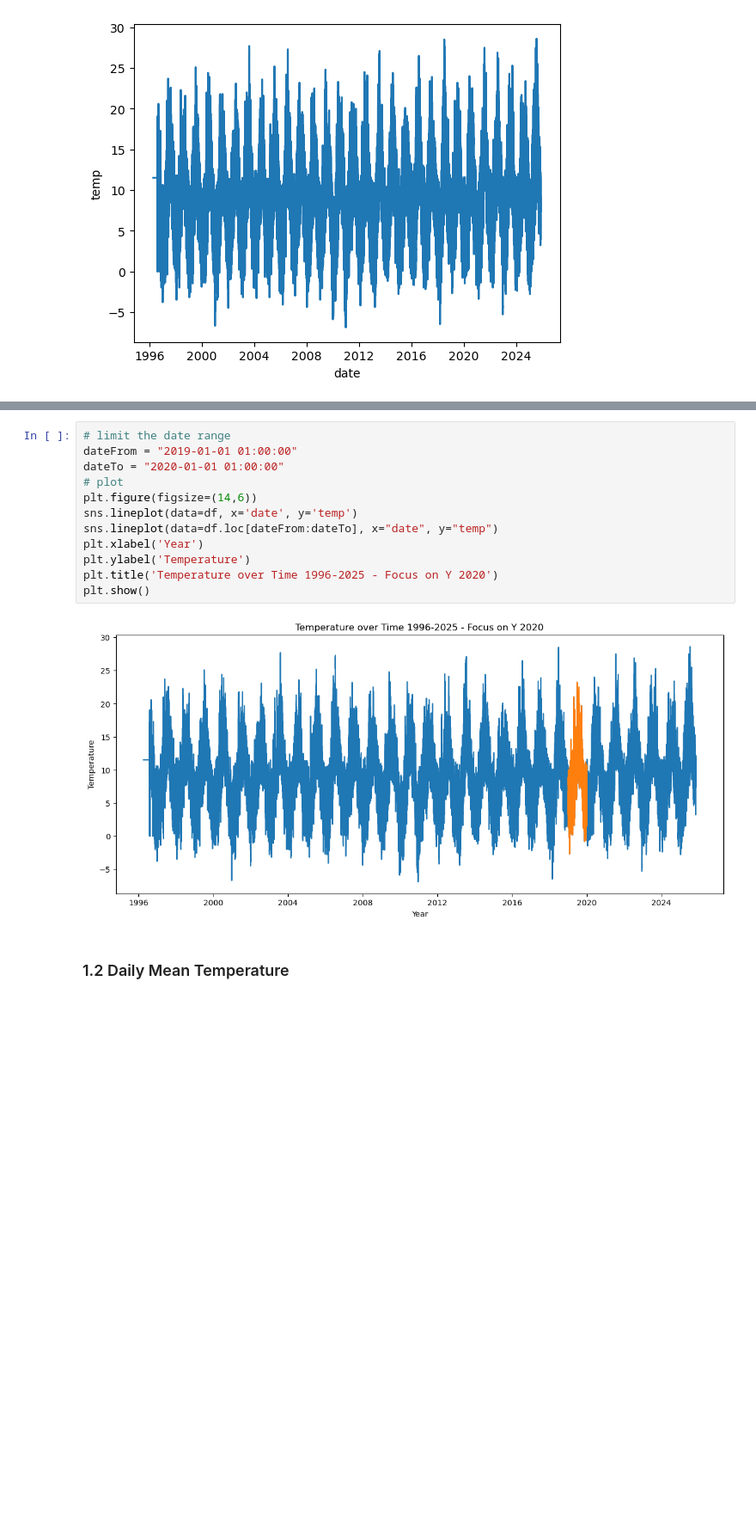
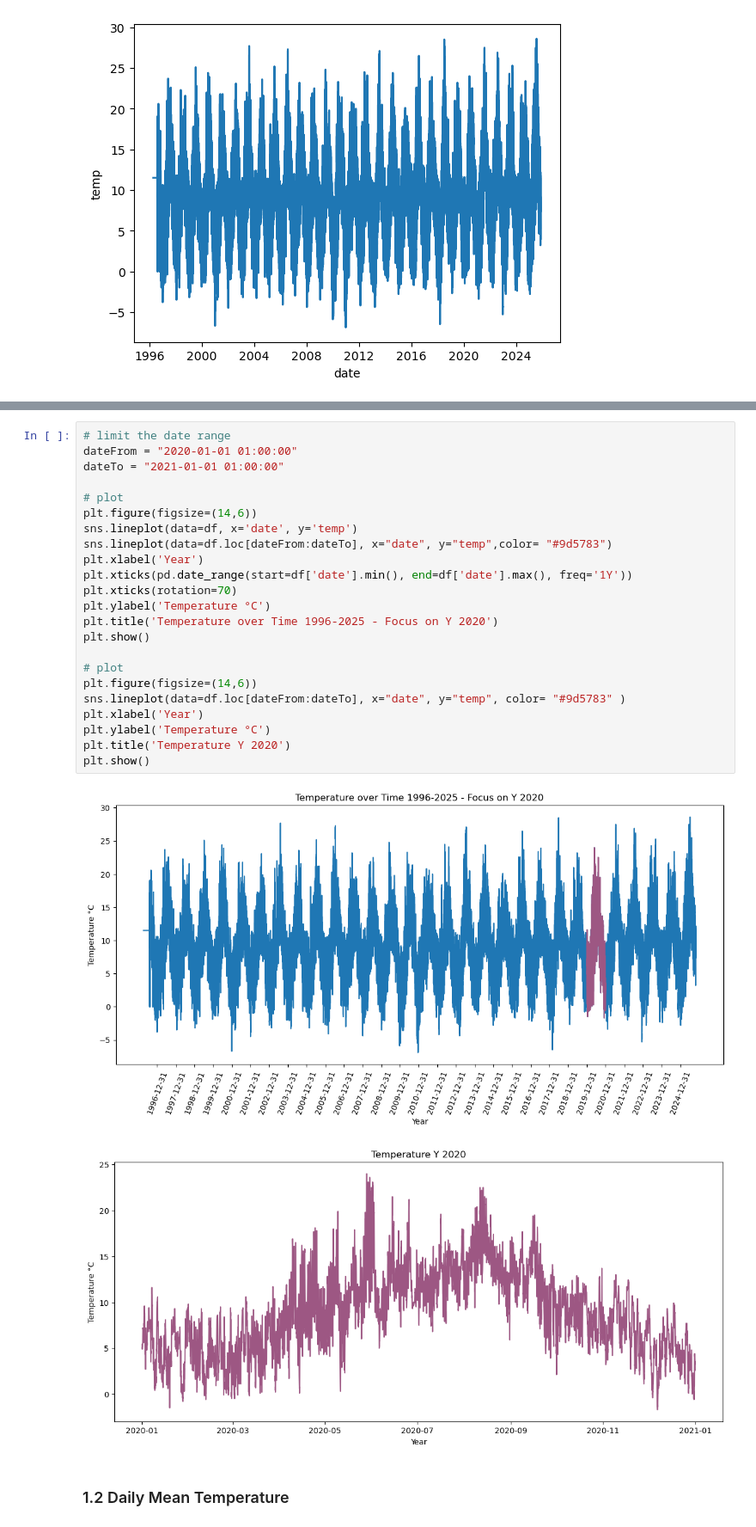
Before and after one commit to Maroua-El-Imame/programming-for-data-analytics, a Jupyter notebook: assignments/assignment_6_weather.ipynb, the cells around one changed output, grey strips where cells are left out. Shown: that part at 86% size. Drawn from its saved outputs; the diff is of its cells as text; blank space fills up the shorter version.

```diff
--- a/assignments/assignment_6_weather.ipynb
+++ b/assignments/assignment_6_weather.ipynb
@@ -167,17 +172,29 @@ plt.show()
 # %%
 # limit the date range
-dateFrom = "2019-01-01 01:00:00"
-dateTo = "2020-01-01 01:00:00"
+dateFrom = "2020-01-01 01:00:00"
+dateTo = "2021-01-01 01:00:00"
+
 # plot
 plt.figure(figsize=(14,6))
 sns.lineplot(data=df, x='date', y='temp')
-sns.lineplot(data=df.loc[dateFrom:dateTo], x="date", y="temp")
+sns.lineplot(data=df.loc[dateFrom:dateTo], x="date", y="temp",color= "#9d5783")
 plt.xlabel('Year')
-plt.ylabel('Temperature')
+plt.xticks(pd.date_range(start=df['date'].min(), end=df['date'].max(), freq='1Y'))
+plt.xticks(rotation=70)
+plt.ylabel('Temperature °C')
 plt.title('Temperature over Time 1996-2025 - Focus on Y 2020')
 plt.show()
+
+# plot
+plt.figure(figsize=(14,6))
+sns.lineplot(data=df.loc[dateFrom:dateTo], x="date", y="temp", color= "#9d5783" )
+plt.xlabel('Year')
+plt.ylabel('Temperature °C')
+plt.title('Temperature Y 2020')
+plt.show()
 # %% [output]
-[figure, old version]
+[figure, new version]
+[figure, added]
 # %% [markdown]
 ### 1.2 Daily Mean Temperature
 # %%
```
Also changed, not shown: parts of 25 cells of this notebook.
